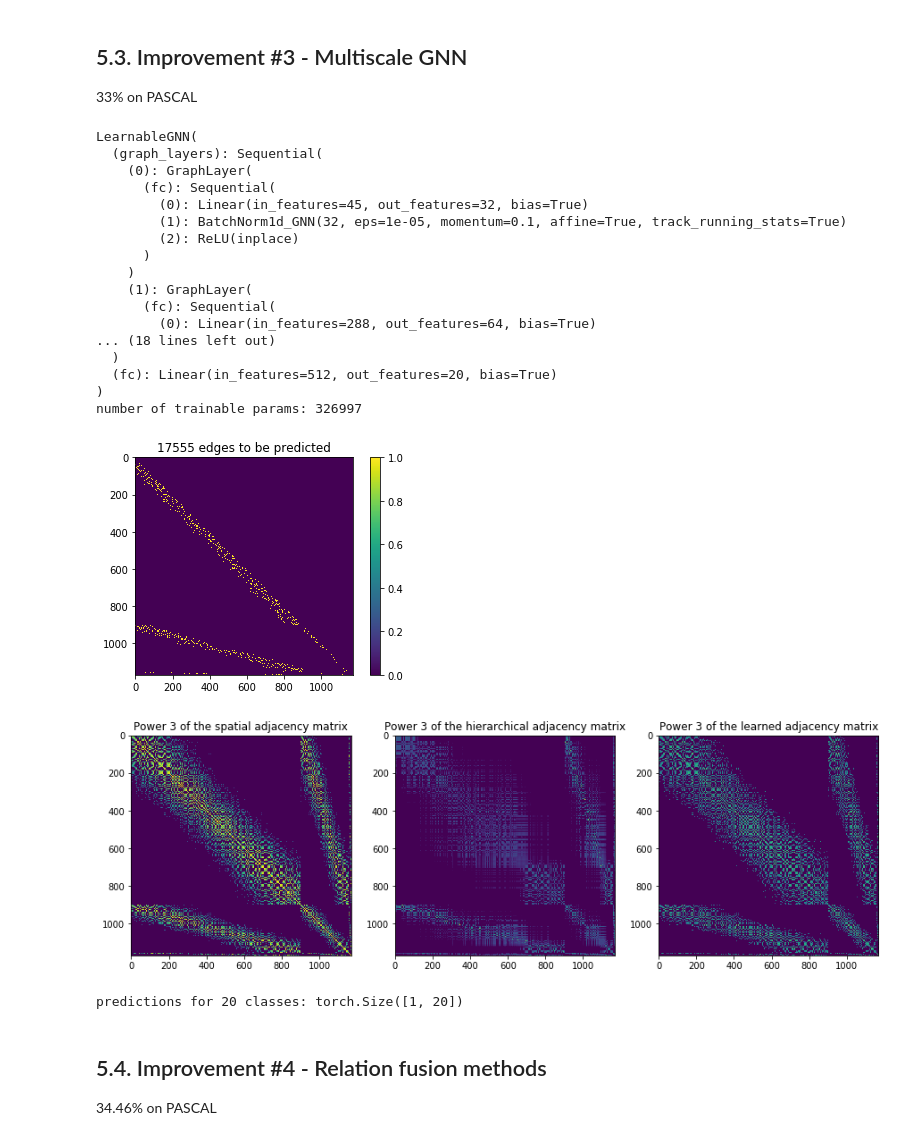
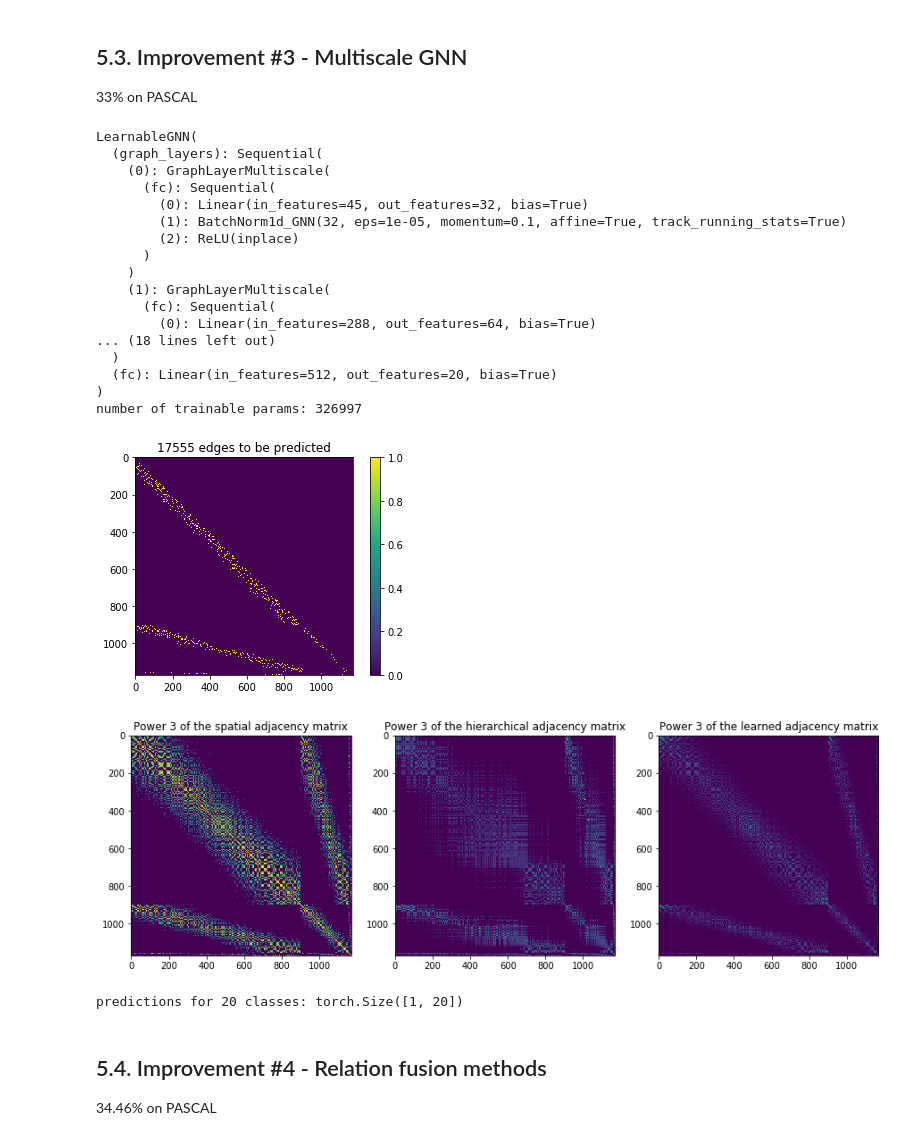
Before and after one commit to bknyaz/bmvc_2019, a Jupyter notebook: bmvc_2019.ipynb, the cells around one changed output. Saved outputs shown, nothing was run; the diff lists cells and outputs as text; code cells hidden in the pictures.

Commit message:
refactor multiscale, clean up

```diff
--- a/bmvc_2019.ipynb
+++ b/bmvc_2019.ipynb
@@ -474,8 +460,10 @@ class LearnableGNN(nn.Module):
         self.K = K
         graph_layers = []
         for layer, f in enumerate(filters):
-            graph_layers.append(graph_layer(in_features if layer == 0 else filters[layer - 1], f, K,
-                                            n_relations=n_relations))
+            graph_layers.append(graph_layer(in_features if layer == 0 else filters[layer - 1], f,
+                                            n_relations=n_relations) if K == 1 else
+                               graph_layer(in_features if layer == 0 else filters[layer - 1], f, K,
+                                           n_relations=n_relations))
 
         self.graph_layers = nn.Sequential(*graph_layers)
         self.pred_edge = LearnableGraph(neigborhood_ratio=neigborhood_ratio)
@@ -532,36 +520,71 @@ predictions for 20 classes: torch.Size([1, 20])
 ## 5.3. Improvement #3 - Multiscale GNN
 
 33% on PASCAL
+# %%
+class GraphLayerMultiscale(GraphLayer):
+    def __init__(self,
+                 in_features,
+                 out_features,
+                 K,
+                 bnorm=True,
+                 activation=nn.ReLU(True),
+                 n_relations=1):
+        super(GraphLayerMultiscale, self).__init__(in_features, out_features, bnorm, activation, n_relations)
+        assert K > 0, 'order is assumed to be > 0'
+        self.K = K
+        self.bnorm = bnorm
+        self.n_relations = n_relations
+        fc = [nn.Linear(in_features * K * n_relations, out_features)]
+        if bnorm:
+            fc.append(BatchNorm1d_GNN(out_features))
+        if activation is not None:
+            fc.append(activation)
+        self.fc = nn.Sequential(*fc)
+
+    def chebyshev_basis(self, L, X, K):
+        if K > 1:
+            # ChebyNet
+            Xt = [X]
+            Xt.append(torch.bmm(L, X))  # B,N,F
+            for k in range(2, K):
+                Xt.append(2 * torch.bmm(L, Xt[k - 1]) - Xt[k - 2])  # B,N,F
+            Xt = torch.stack(Xt, 2)  # B,N,K,F
+            return Xt
+        else:
+            # GCN
+            assert K == 1, K
+            return torch.bmm(L, X).unsqueeze(2)  # B,N,1,F
 # %%
 # Same as above, but just increase K
-model = LearnableGNN(n_relations=3, neigborhood_ratio=0.2, K=3)
+graph_layer = lambda n_in, f, K, n_relations: GraphLayerMultiscale(n_in, f, K, n_relations=n_relations)
+model = LearnableGNN(n_relations=3, neigborhood_ratio=0.2, K=3, graph_layer=graph_layer)
 print(model)
 print('number of trainable params: %d' % num_params(model))
 data = [torch.from_numpy(np.concatenate((np.concatenate(coord_multiscale),
                                          np.concatenate(avg_values_multiscale)), axis=1)).unsqueeze(0).float(),
         torch.from_numpy(np.stack((A_spatial_multiscale, A_hier), axis=2)).unsqueeze(0).float(), False]
 predictions = model(data)
 print('predictions for %d classes:' % predictions.shape[1], predictions.shape)
 # %% [output]
 LearnableGNN(
   (graph_layers): Sequential(
-    (0): GraphLayer(
+    (0): GraphLayerMultiscale(
       (fc): Sequential(
         (0): Linear(in_features=45, out_features=32, bias=True)
         (1): BatchNorm1d_GNN(32, eps=1e-05, momentum=0.1, affine=True, track_running_stats=True)
         (2): ReLU(inplace)
       )
     )
-    (1): GraphLayer(
+    (1): GraphLayerMultiscale(
       (fc): Sequential(
         (0): Linear(in_features=288, out_features=64, bias=True)
 ... (18 lines left out)
   )
   (fc): Linear(in_features=512, out_features=20, bias=True)
 )
 number of trainable params: 326997
 [figure]
-[figure, old version]
+[figure, new version]
 predictions for 20 classes: torch.Size([1, 20])
 # %% [markdown]
 ## 5.4. Improvement #4 - Relation fusion methods
```
Also changed, not shown: parts of 7 cells of this notebook.
